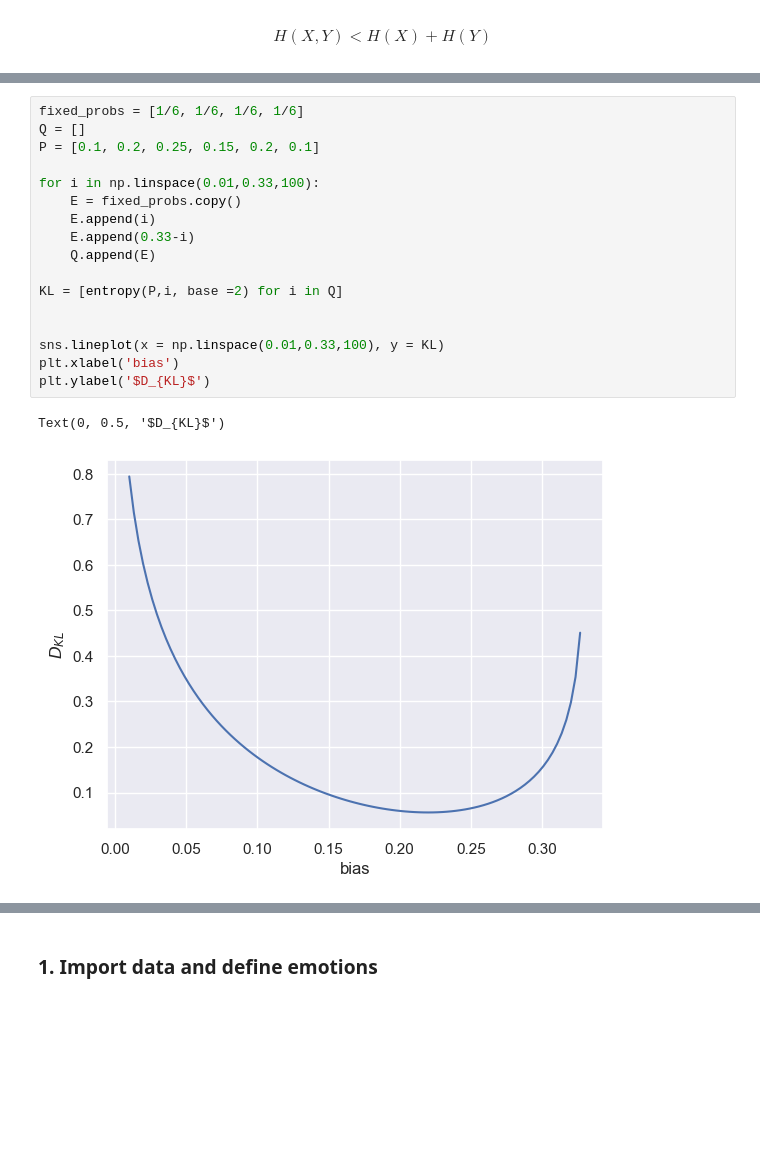
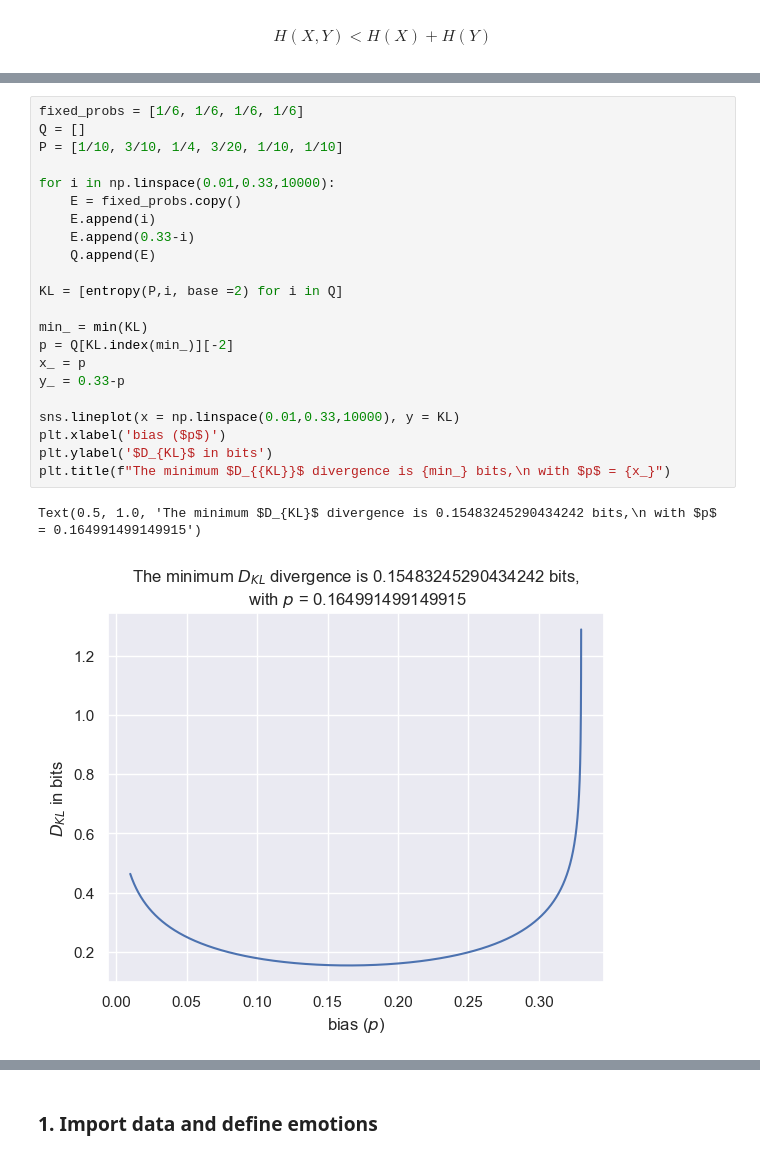
Before and after one commit to texturejc/information_theory_1, a Jupyter notebook: Information_Theory_1.ipynb, the cells around one changed output, grey strips where cells are left out. Cells and saved outputs as stored; diff of their text form; blank space fills up the shorter version.

```diff
--- a/Information_Theory_1.ipynb
+++ b/Information_Theory_1.ipynb
@@ -501,20 +616,25 @@ What values should we give to $x$ and $y$ to get the best $Q$ estimation?  Given
 # %%
 fixed_probs = [1/6, 1/6, 1/6, 1/6]
 Q = []
-P = [0.1, 0.2, 0.25, 0.15, 0.2, 0.1]
+P = [1/10, 3/10, 1/4, 3/20, 1/10, 1/10]
 
-for i in np.linspace(0.01,0.33,100):
+for i in np.linspace(0.01,0.33,10000):
     E = fixed_probs.copy()
     E.append(i)
     E.append(0.33-i)
     Q.append(E)
 
 KL = [entropy(P,i, base =2) for i in Q]
 
+min_ = min(KL)
+p = Q[KL.index(min_)][-2]
+x_ = p
+y_ = 0.33-p
 
-sns.lineplot(x = np.linspace(0.01,0.33,100), y = KL)
-plt.xlabel('bias')
-plt.ylabel('$D_{KL}$')
+sns.lineplot(x = np.linspace(0.01,0.33,10000), y = KL)
+plt.xlabel('bias ($p$)')
+plt.ylabel('$D_{KL}$ in bits')
+plt.title(f"The minimum $D_{{KL}}$ divergence is {min_} bits,\n with $p$ = {x_}")
 # %% [output]
-Text(0, 0.5, '$D_{KL}$')
+Text(0.5, 1.0, 'The minimum $D_{KL}$ divergence is 0.15483245290434242 bits,\n with $p$ = 0.164991499149915')
-[figure, old version]
+[figure, new version]
```
Also changed, not shown: parts of 29 cells of this notebook, 3 other files.
